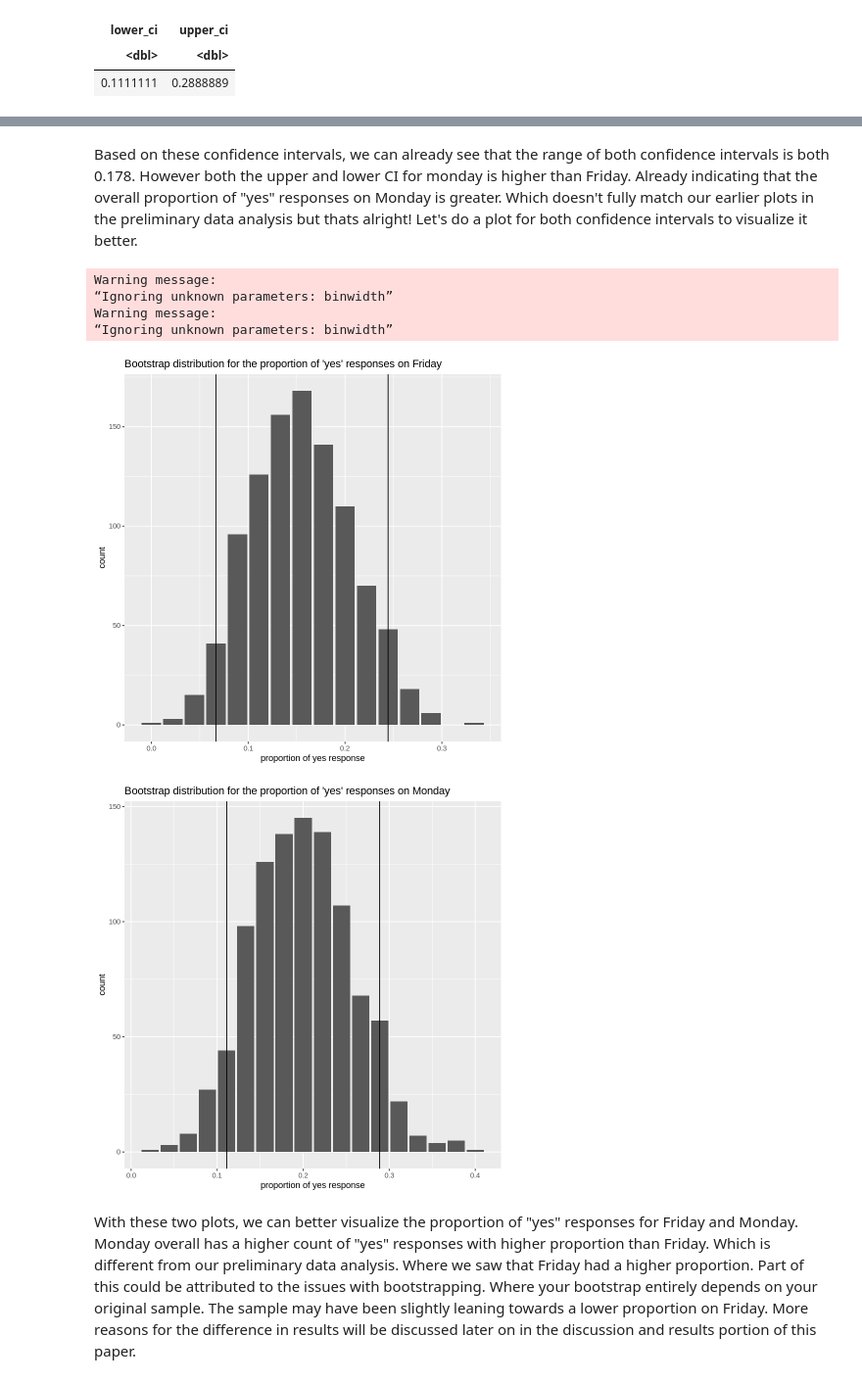
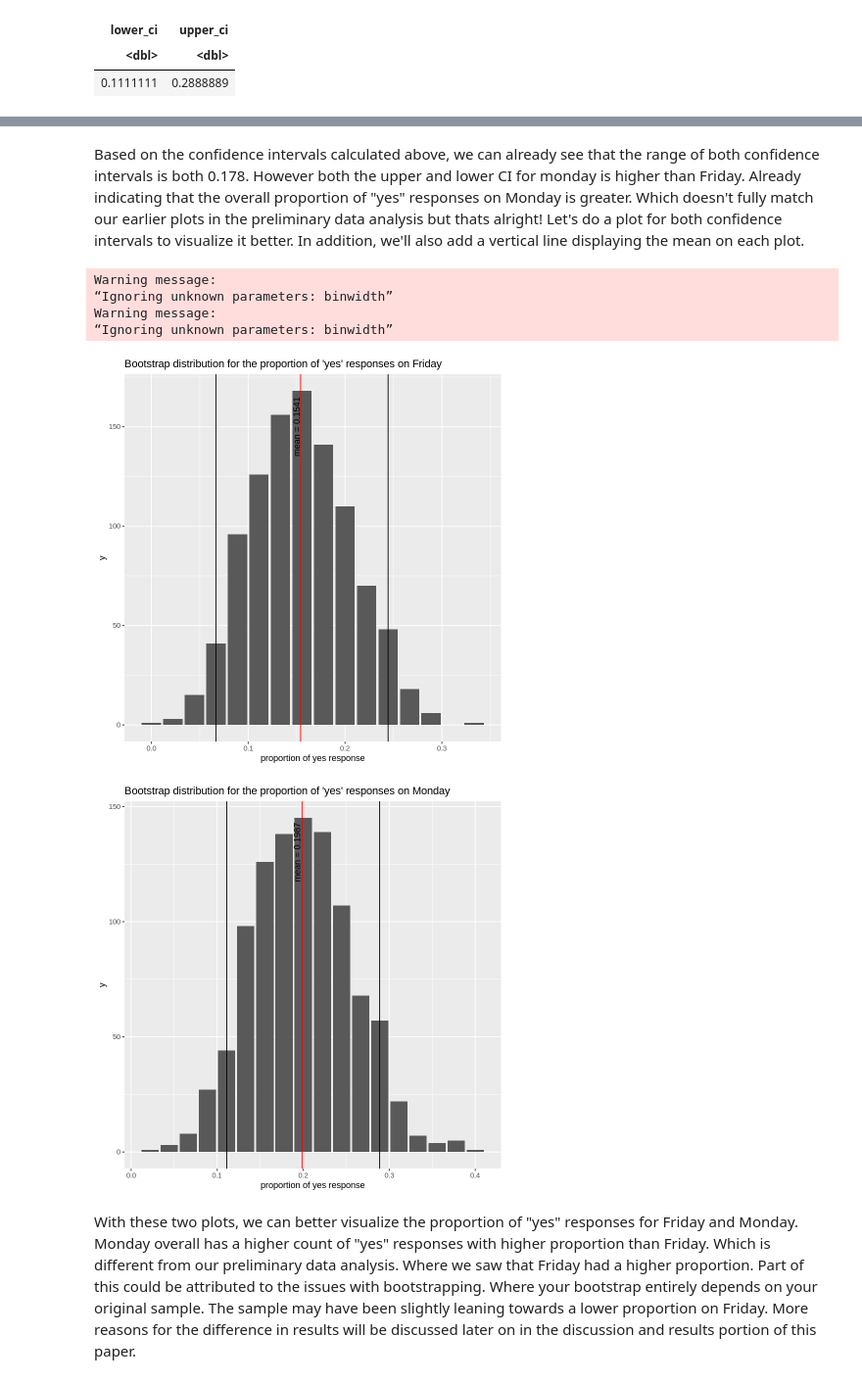
Before and after one commit to celike1/STAT201-Project, a Jupyter notebook: eda.ipynb, the cells around one changed output, grey strips where cells are left out. Shown: that part at 98% size. Saved outputs shown, nothing was run; the diff lists cells and outputs as text; code cells hidden in the pictures.

Commit message:
Added visualization for mean
added vline and annotations to plots

```diff
--- a/eda.ipynb
+++ b/eda.ipynb
@@ -310,0 +313,12 @@ A tibble: 1 × 2
+# %%
+fri_mean <- friday_bootstrap %>%
+    summarise(mean = mean(stat)) %>%
+    select(mean)
+
+fri_mean
+
+mon_mean <- monday_bootstrap %>%
+    summarise(mean = mean(stat)) %>%
+    select(mean)
+
+mon_mean
@@ -311,31 +334,35 @@ A tibble: 1 × 2
 # %% [markdown]
-Based on these confidence intervals, we can already see that the range of both confidence intervals is both 0.178. However both the upper and lower CI for monday is higher than Friday. Already indicating that the overall proportion of "yes" responses on Monday is greater. Which doesn't fully match our earlier plots in the preliminary data analysis but thats alright! Let's do a plot for both confidence intervals to visualize it better.
+Based on the confidence intervals calculated above, we can already see that the range of both confidence intervals is both 0.178. However both the upper and lower CI for monday is higher than Friday. Already indicating that the overall proportion of "yes" responses on Monday is greater. Which doesn't fully match our earlier plots in the preliminary data analysis but thats alright! Let's do a plot for both confidence intervals to visualize it better. In addition, we'll also add a vertical line displaying the mean on each plot.
 # %%
 friday_ci_plot <- friday_bootstrap %>%
     ggplot(aes(x = stat)) +
     geom_bar(binwidth = 10) +
+    geom_vline(xintercept = fri_mean$mean, color = "red")+
+    annotate("text", x=0.15, y=150, label="mean = 0.1541", angle=90)+
     geom_vline(xintercept = friday_ci[[1]]) +
     geom_vline(xintercept = friday_ci[[2]])+
     ggtitle("Bootstrap distribution for the proportion of 'yes' responses on Friday") +
     xlab("proportion of yes response")
 
 monday_ci_plot <- monday_bootstrap %>%
     ggplot(aes(x = stat)) +
     geom_bar(binwidth = 10) +
+    geom_vline(xintercept = mon_mean$mean, color = "red")+
+    annotate("text", x=0.193, y=130, label="mean = 0.1987", angle=90)+
     geom_vline(xintercept = monday_ci[[1]]) +
     geom_vline(xintercept = monday_ci[[2]])+
     ggtitle("Bootstrap distribution for the proportion of 'yes' responses on Monday") +
     xlab("proportion of yes response")
 
 friday_ci_plot
 monday_ci_plot
 # %% [output]
 Warning message:
 “Ignoring unknown parameters: binwidth”
 Warning message:
 “Ignoring unknown parameters: binwidth”
-[figure, old version]
+[figure, new version]
-[figure, old version]
+[figure, new version]
 # %% [markdown]
 With these two plots, we can better visualize the proportion of "yes" responses for Friday and Monday. Monday overall has a higher count of "yes" responses with higher proportion than Friday. Which is different from our preliminary data analysis. Where we saw that Friday had a higher proportion. Part of this could be attributed to the issues with bootstrapping. Where your bootstrap entirely depends on your original sample. The sample may have been slightly leaning towards a lower proportion on Friday. More reasons for the difference in results will be discussed later on in the discussion and results portion of this paper.
 # %% [markdown]
```
Also changed, not shown: parts of 2 cells of this notebook.
